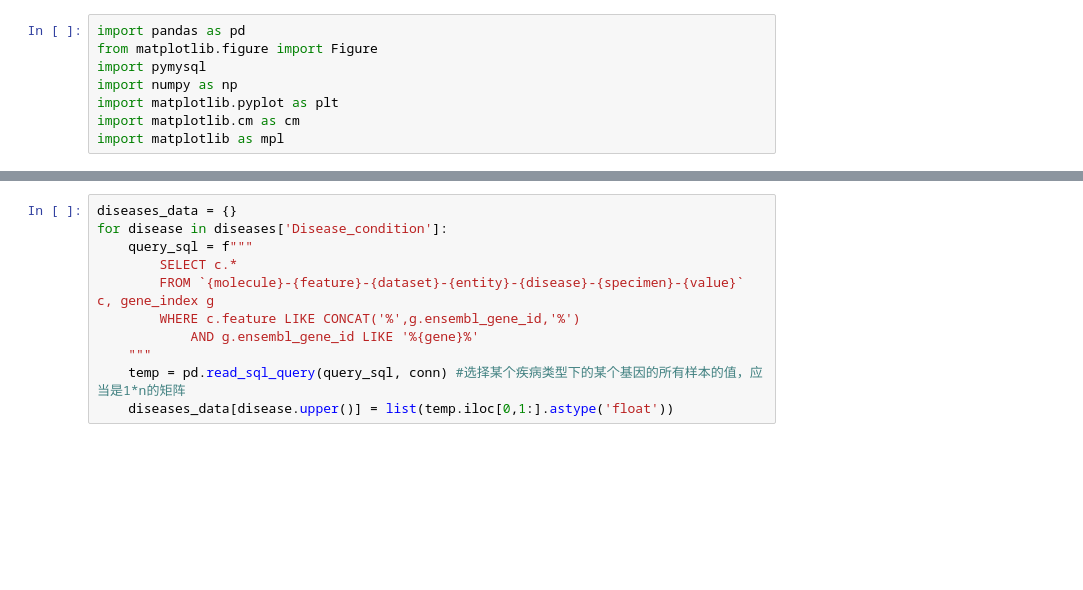
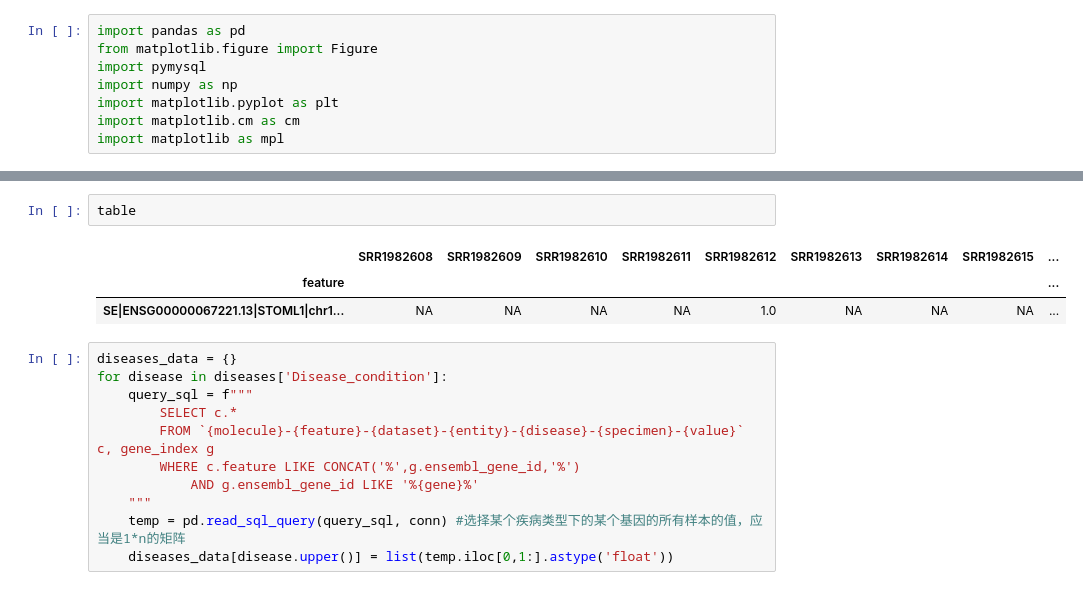
Before and after one commit to Wubeizhongxinghua/exOmics_searchpage_codes, a Jupyter notebook: test.ipynb, the cells around one changed output, grey strips where cells are left out. Saved outputs shown, nothing was run; the diff lists cells and outputs as text; blank space fills up the shorter version.

```diff
--- a/test.ipynb
+++ b/test.ipynb
@@ -47,3 +42,9 @@ DatabaseError: Execution failed on sql '
+# %%
+table
+# %% [output]
+|  | SRR1982608 | SRR1982609 | SRR1982610 | SRR1982611 | SRR1982612 | SRR1982613 | SRR1982614 | SRR1982615 | ... |
+| feature |  |  |  |  |  |  |  |  | ... |
+| SE|ENSG00000067221.13|STOML1|chr1... | NA | NA | NA | NA | 1.0 | NA | NA | NA | ... |
 # %%
 diseases_data = {}
 for disease in diseases['Disease_condition']:
```
Also changed, not shown: parts of 1 cell of this notebook.
